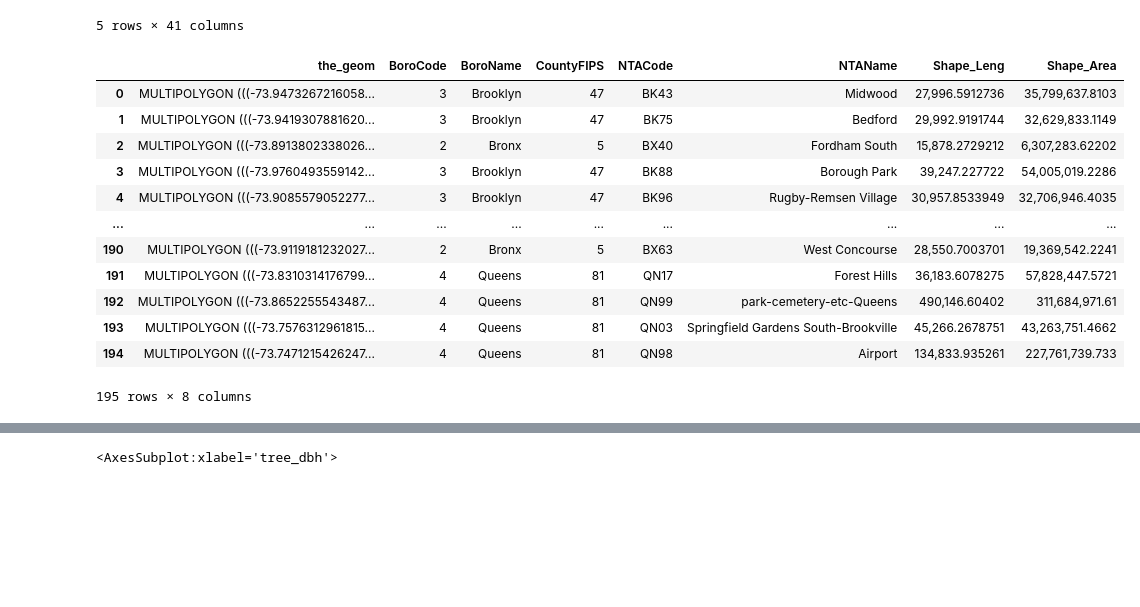
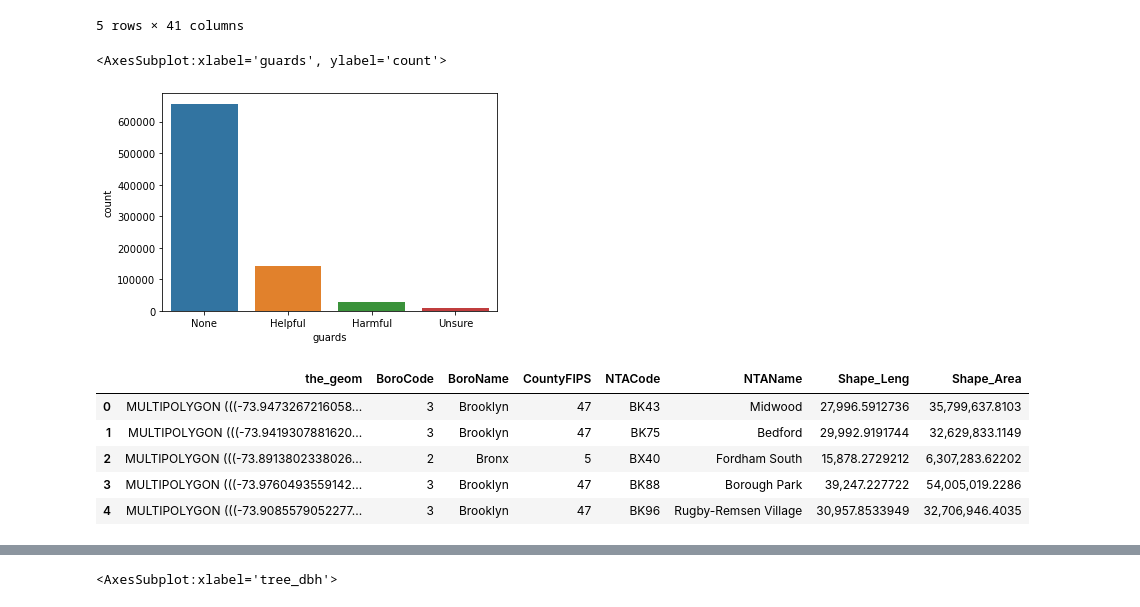
Before and after one commit to chowfi/DSGA-1001-Final-Project, a Jupyter notebook: tree_socio.ipynb, the cells around one changed output, grey strips where cells are left out. Saved outputs shown, nothing was run; the diff lists cells and outputs as text; code cells hidden in the pictures; blank space fills up the shorter version.

```diff
--- a/tree_socio.ipynb
+++ b/tree_socio.ipynb
@@ -25,23 +28,26 @@ census.head(5)
 | 3 | 613930 | 203822 | 2016-07-05 | 10 | 0 | OnCurb | Alive | Good | Pyrus calleryana | ... |
 | 4 | 18353 | 338911 | 2015-06-13 | 4 | 0 | OnCurb | Alive | Good | Prunus virginiana | ... |
 5 rows × 41 columns
+# %%
+#categorical_features = ['spc_common', 'curb_loc', 'steward', 'health']
+sns.countplot(census['curb_loc'])
+sns.countplot(census['steward'])
+sns.countplot(census['health'])
+sns.countplot(census['guards'])
+# %% [output]
+<AxesSubplot:xlabel='guards', ylabel='count'>
+[figure, added]
 # %%
+## NYC NTA with corrosponding codes and neighborhood areas
 nta = pd.read_csv('nynta.csv')
-nta
+nta.head()
 # %% [output]
 |  | the_geom | BoroCode | BoroName | CountyFIPS | NTACode | NTAName | Shape_Leng | Shape_Area |
 | 0 | MULTIPOLYGON (((-73.9473267216058... | 3 | Brooklyn | 47 | BK43 | Midwood | 27,996.5912736 | 35,799,637.8103 |
 | 1 | MULTIPOLYGON (((-73.9419307881620... | 3 | Brooklyn | 47 | BK75 | Bedford | 29,992.9191744 | 32,629,833.1149 |
 | 2 | MULTIPOLYGON (((-73.8913802338026... | 2 | Bronx | 5 | BX40 | Fordham South | 15,878.2729212 | 6,307,283.62202 |
 | 3 | MULTIPOLYGON (((-73.9760493559142... | 3 | Brooklyn | 47 | BK88 | Borough Park | 39,247.227722 | 54,005,019.2286 |
 | 4 | MULTIPOLYGON (((-73.9085579052277... | 3 | Brooklyn | 47 | BK96 | Rugby-Remsen Village | 30,957.8533949 | 32,706,946.4035 |
-| ... | ... | ... | ... | ... | ... | ... | ... | ... |
-| 190 | MULTIPOLYGON (((-73.9119181232027... | 2 | Bronx | 5 | BX63 | West Concourse | 28,550.7003701 | 19,369,542.2241 |
-| 191 | MULTIPOLYGON (((-73.8310314176799... | 4 | Queens | 81 | QN17 | Forest Hills | 36,183.6078275 | 57,828,447.5721 |
-| 192 | MULTIPOLYGON (((-73.8652255543487... | 4 | Queens | 81 | QN99 | park-cemetery-etc-Queens | 490,146.60402 | 311,684,971.61 |
-| 193 | MULTIPOLYGON (((-73.7576312961815... | 4 | Queens | 81 | QN03 | Springfield Gardens South-Brookville | 45,266.2678751 | 43,263,751.4662 |
-| 194 | MULTIPOLYGON (((-73.7471215426247... | 4 | Queens | 81 | QN98 | Airport | 134,833.935261 | 227,761,739.733 |
-195 rows × 8 columns
 # %%
 nta = nta.rename(columns={'NTACode': "nta"})
 # %%
```
Also changed, not shown: parts of 38 cells of this notebook, 1 other file.
